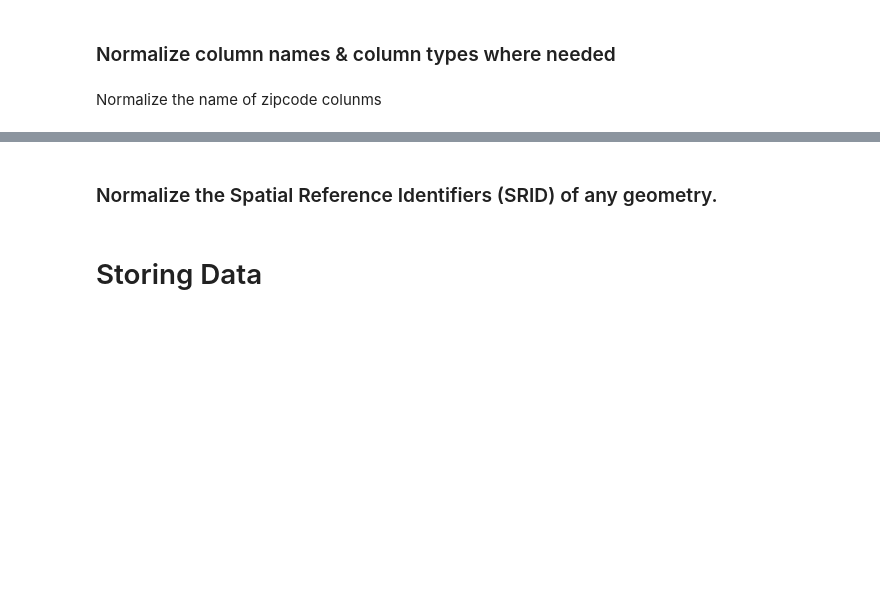
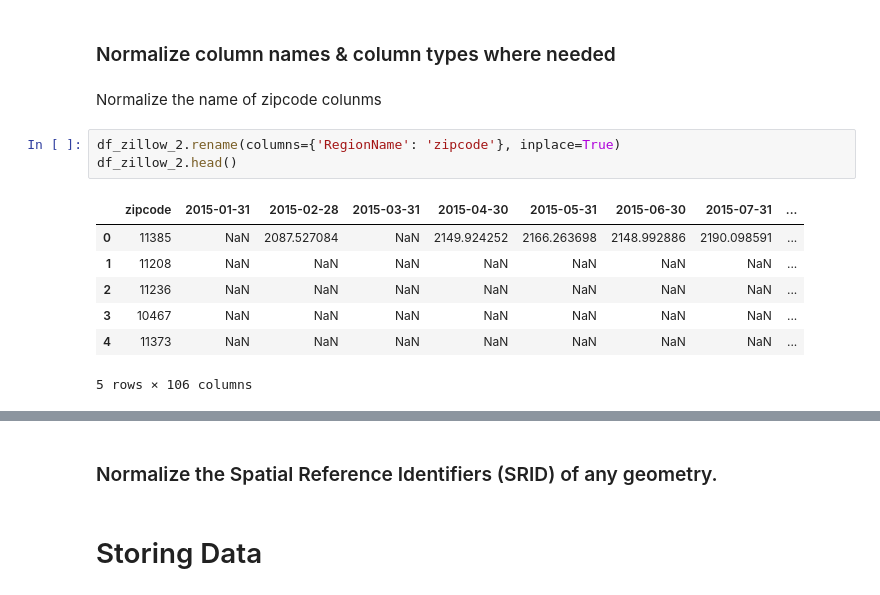
Before and after one commit to yczhou912/4501-Final-Project, a Jupyter notebook: Project.ipynb, the cells around one changed output, grey strips where cells are left out. Drawn from its saved outputs; the diff is of its cells as text; blank space fills up the shorter version.

```diff
--- a/Project.ipynb
+++ b/Project.ipynb
@@ -96,3 +139,14 @@ df_zillow_2.head()
 ### Normalize column names & column types where needed
 # %% [markdown]
 Normalize the name of zipcode colunms
+# %%
+df_zillow_2.rename(columns={'RegionName': 'zipcode'}, inplace=True)
+df_zillow_2.head()
+# %% [output]
+|  | zipcode | 2015-01-31 | 2015-02-28 | 2015-03-31 | 2015-04-30 | 2015-05-31 | 2015-06-30 | 2015-07-31 | ... |
+| 0 | 11385 | NaN | 2087.527084 | NaN | 2149.924252 | 2166.263698 | 2148.992886 | 2190.098591 | ... |
+| 1 | 11208 | NaN | NaN | NaN | NaN | NaN | NaN | NaN | ... |
+| 2 | 11236 | NaN | NaN | NaN | NaN | NaN | NaN | NaN | ... |
+| 3 | 10467 | NaN | NaN | NaN | NaN | NaN | NaN | NaN | ... |
+| 4 | 11373 | NaN | NaN | NaN | NaN | NaN | NaN | NaN | ... |
+5 rows × 106 columns
```
Also changed, not shown: parts of 11 cells of this notebook.
